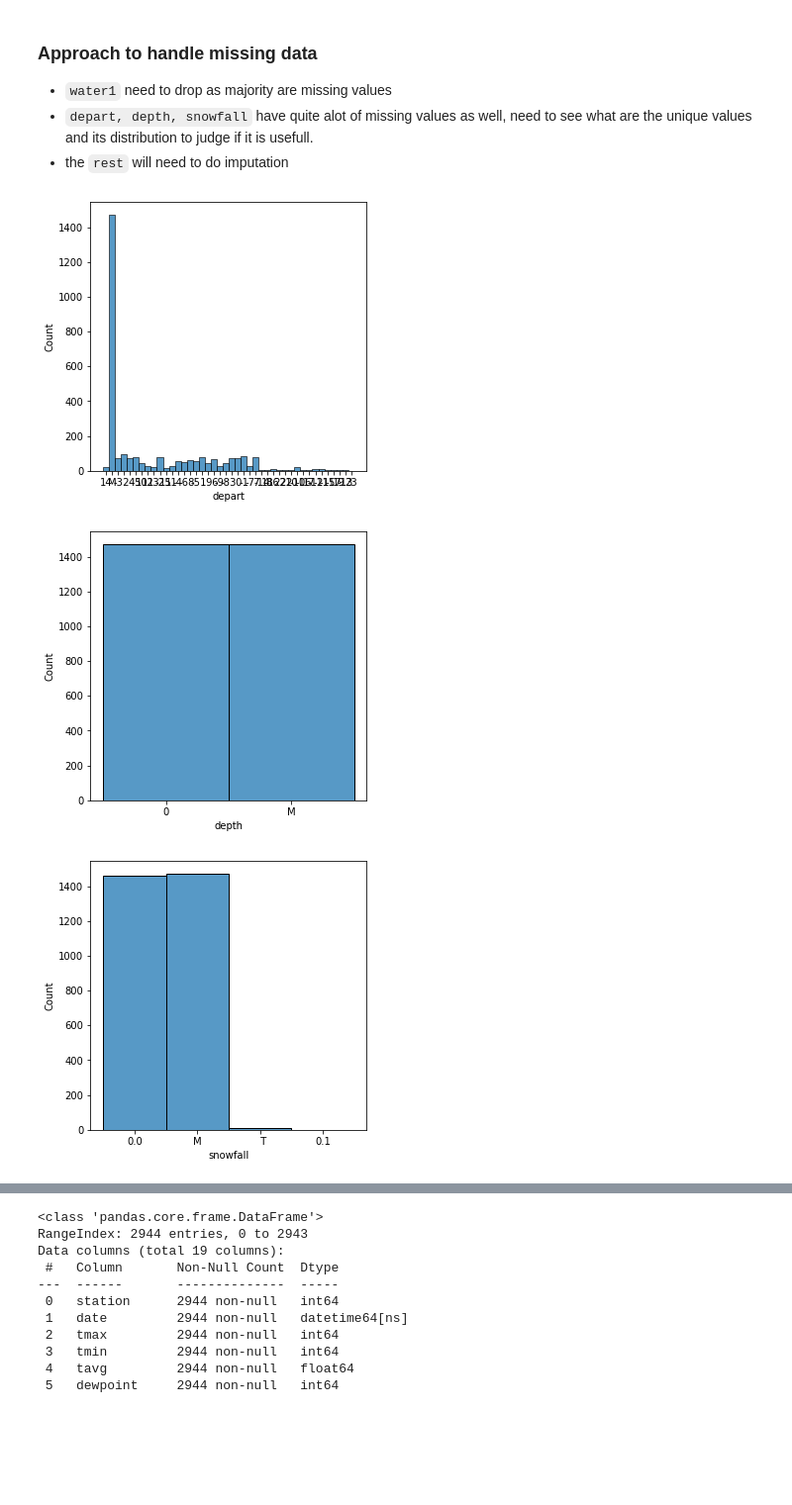
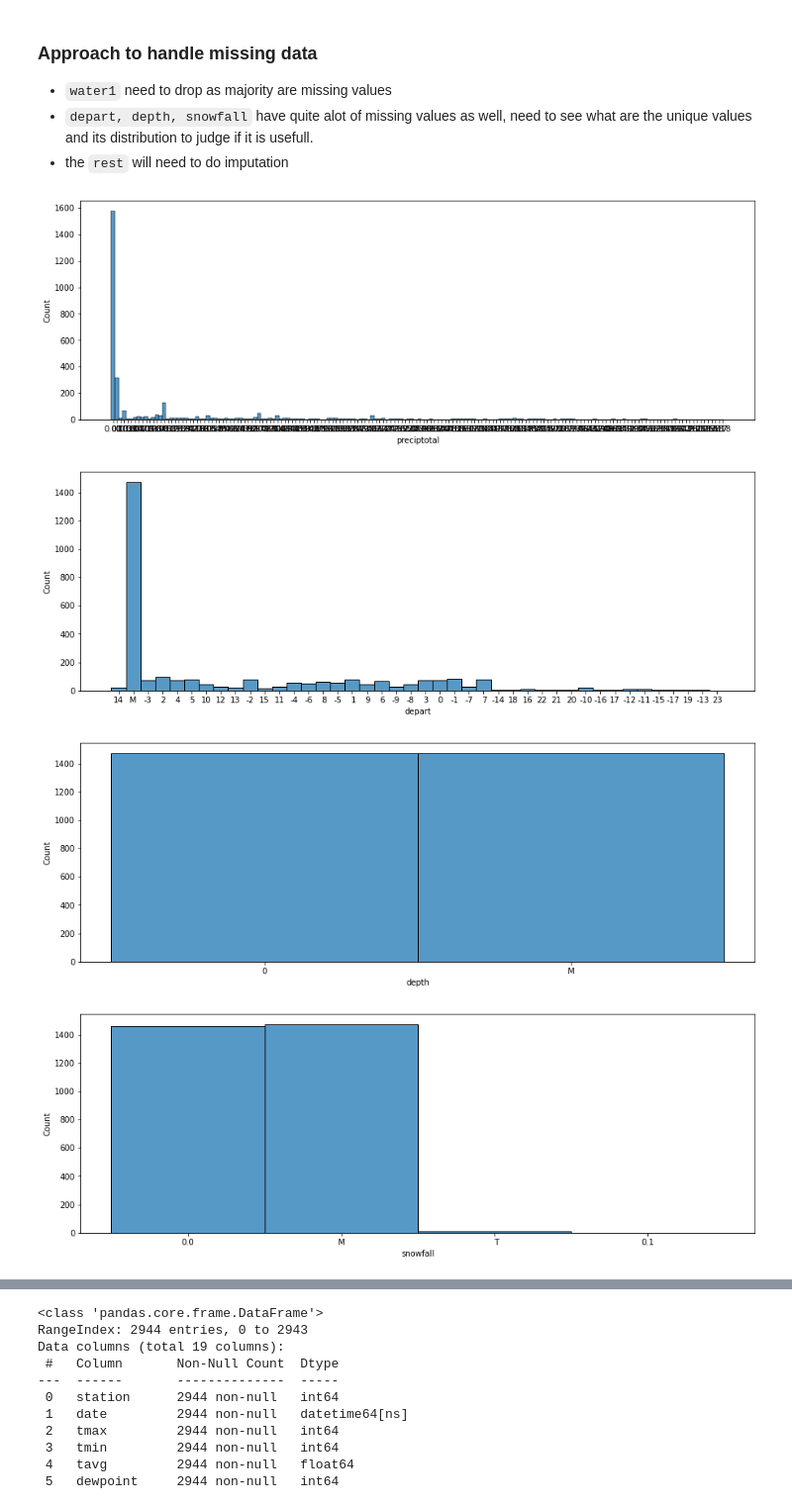
Before and after one commit to msamhz/GA-Project_4, a Jupyter notebook: code/Data_Cleanup_Consolidated.ipynb, the cells around one changed output, grey strips where cells are left out. Shown at 99% size. Cells and saved outputs as stored; diff of their text form; code cells hidden in the pictures; blank space fills up the shorter version.

```diff
--- a/code/Data_Cleanup_Consolidated.ipynb
+++ b/code/Data_Cleanup_Consolidated.ipynb
@@ -517,12 +505,13 @@ Column avgspeed has 3 number of "M"
 # drop water1 rows since majority is M
 weather.drop(columns='water1', inplace = True)
 # %%
-for col in ['depart','depth', 'snowfall']:
-    plt.figure(figsize=(5,5))
+for col in ['preciptotal','depart','depth', 'snowfall']:
+    plt.figure(figsize=(15,5))
     sns.histplot(x = col, data = weather)
 # %% [output]
-[figure, old version]
+[figure, new version]
-[figure, old version]
+[figure, new version]
-[figure, old version]
+[figure, new version]
+[figure, added]
 # %% [markdown]
 Need to drop snowfall and depth since not much information to impute.
```
Also changed, not shown: parts of 20 cells of this notebook.
